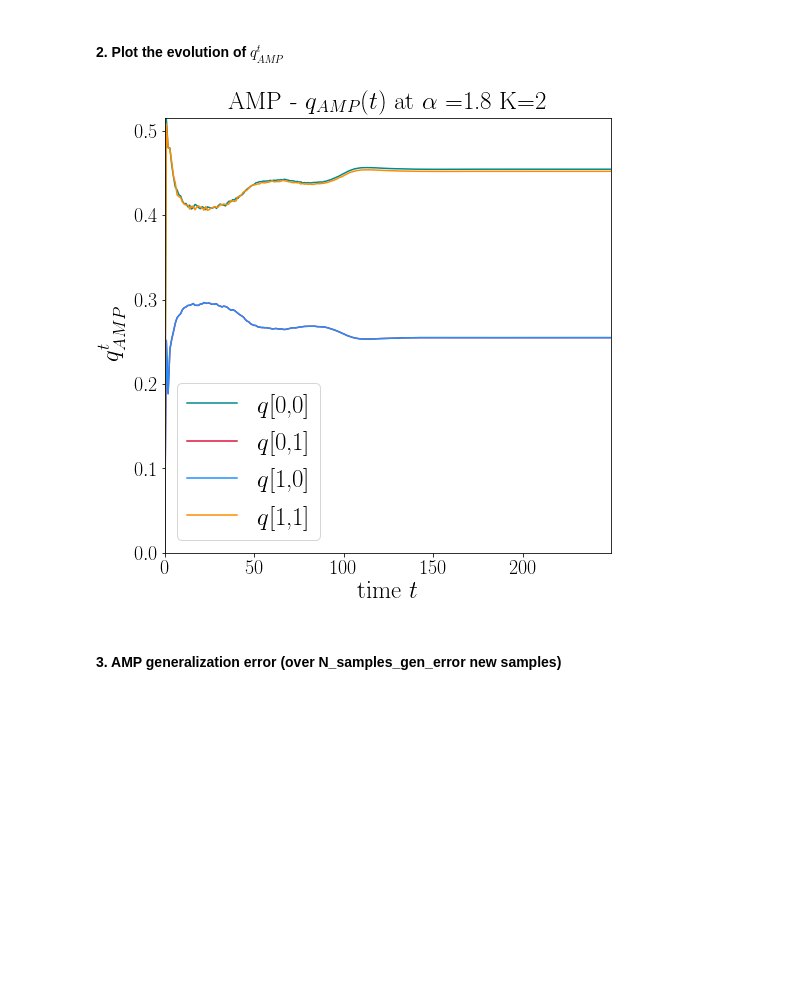
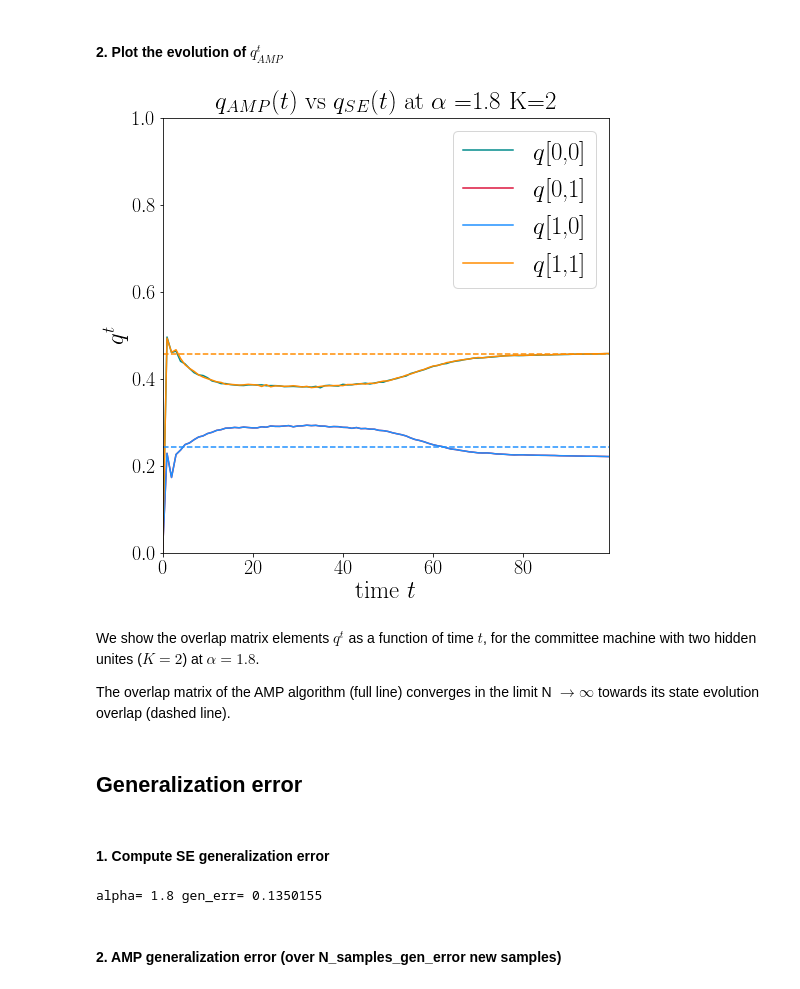
Before and after one commit to benjaminaubin-zz/TheCommitteeMachine, a Jupyter notebook: Demo_K=2.ipynb, the cells around one changed output. Drawn from its saved outputs; the diff is of its cells as text; code cells hidden in the pictures; blank space fills up the shorter version.

Commit message:
Updta
git commit -m Updta

```diff
--- a/Demo_K=2.ipynb
+++ b/Demo_K=2.ipynb
@@ -17,9 +27,8 @@ from main import *
 # %% [markdown]
 ## Parameters
 # %%
-### Parameters
 K = 2
 PW_choice = 'binary' #PW_choice= binary or gaussian
 N = 10000 # N=1000 for test (fast) - N=10000 to be very precise
 alpha = 1.8
-print_Running = True
+verbose = False
@@ -25,0 +39,2 @@ print_Running = True
+# %%
+obj_SE= run_SE(K=K,PW_choice=PW_choice,alpha=alpha,verbose=verbose)
@@ -28,5 +54,5 @@ print_Running = True
 # %% [markdown]
 #### Run AMP: training on M=alpha*N samples
 # %%
-obj_AMP = run_AMP(K,PW_choice,N,alpha,print_Running)
+obj_AMP = run_AMP(K=K,PW_choice=PW_choice,N=N,alpha=alpha,verbose=verbose)
 # %% [output]
@@ -50,11 +68,23 @@ End AMP
 # %% [markdown]
 #### 2. Plot the evolution of $q_{AMP}^t$
 # %%
-plot_q(obj_AMP)
+plot_q(obj_AMP,obj_SE)
 # %% [output]
-[figure, old version]
+[figure, new version]
+# %% [markdown]
+We show the overlap matrix elements $q^t$ as a function of time $t$, for the committee machine with two hidden unites ($K=2$) at $\alpha =1.8$.
+
+The overlap matrix of the AMP algorithm (full line) converges in the limit N $\to \infty$ towards its state evolution overlap (dashed line).
+# %% [markdown]
+## Generalization error
+# %% [markdown]
+#### 1. Compute SE generalization error
+# %%
+run_gen_error_SE(obj_SE)
+# %% [output]
+alpha= 1.8 gen_err= 0.1350155
 # %% [markdown]
-#### 3. AMP generalization error (over N_samples_gen_error new samples)
+#### 2. AMP generalization error (over N_samples_gen_error new samples)
 # %%
 ## Compute the corresponding Generalization Error
 N_samples_gen_error = 10000
```
Also changed, not shown: parts of 12 cells of this notebook.
